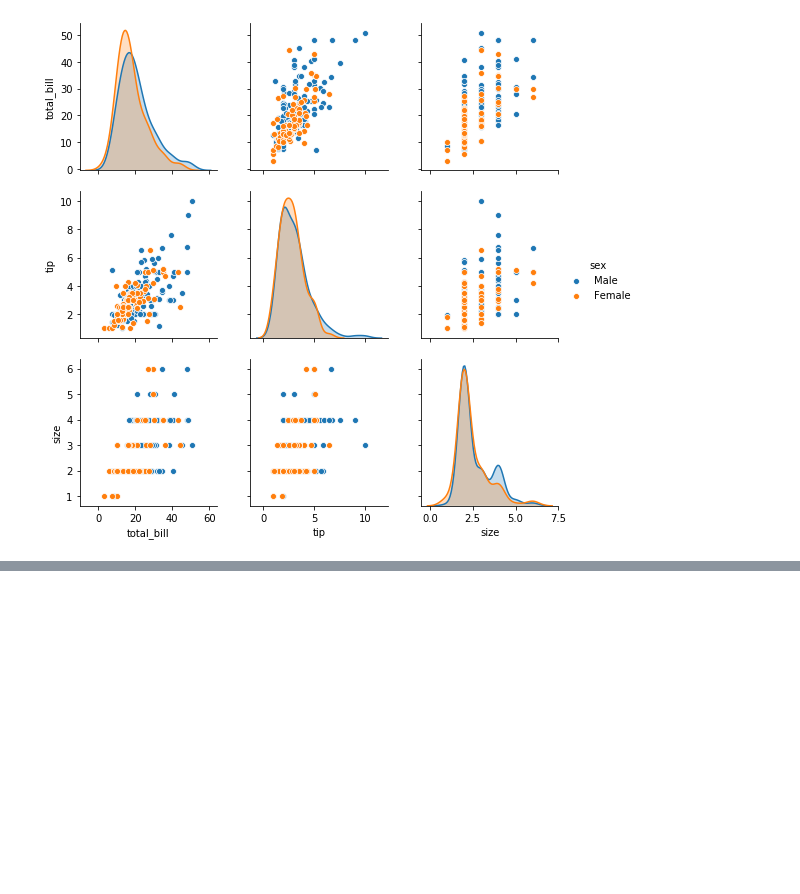
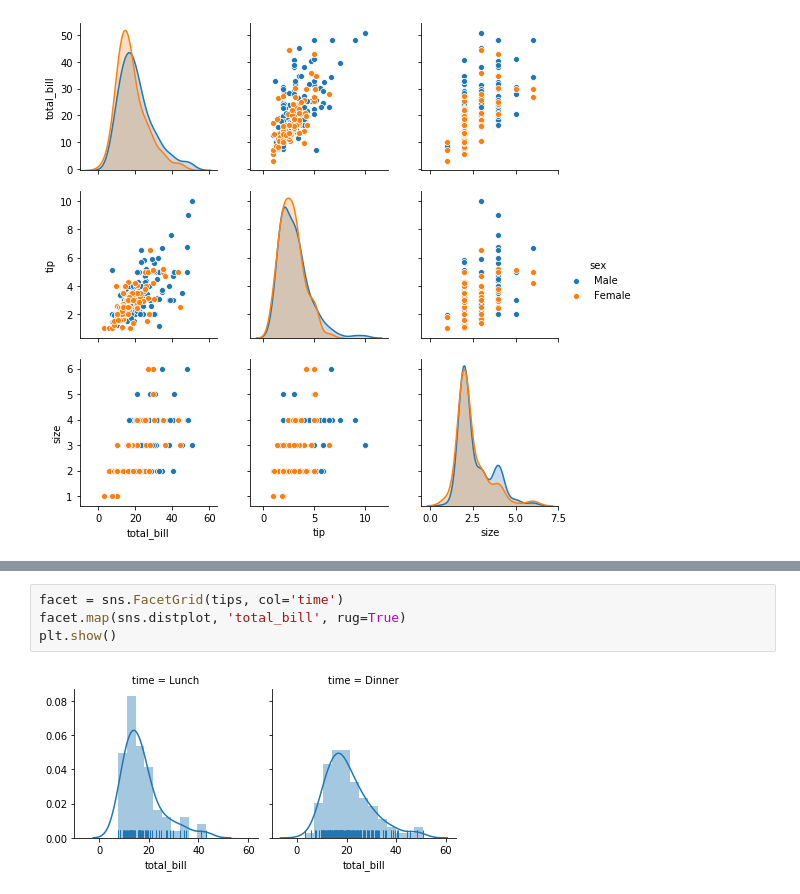
Before and after one commit to davetlewis-van/pandas_for_everyone, a Jupyter notebook: notebooks/Chapter 3.ipynb, the cells around one changed output, grey strips where cells are left out. Drawn from its saved outputs; the diff is of its cells as text; blank space fills up the shorter version.

```diff
--- a/notebooks/Chapter 3.ipynb
+++ b/notebooks/Chapter 3.ipynb
@@ -316,0 +329,6 @@ fig = sns.pairplot(tips, hue='sex')
+# %%
+facet = sns.FacetGrid(tips, col='time')
+facet.map(sns.distplot, 'total_bill', rug=True)
+plt.show()
+# %% [output]
+[figure, added]
```
Also changed, not shown: parts of 14 cells of this notebook, 7 other files.
